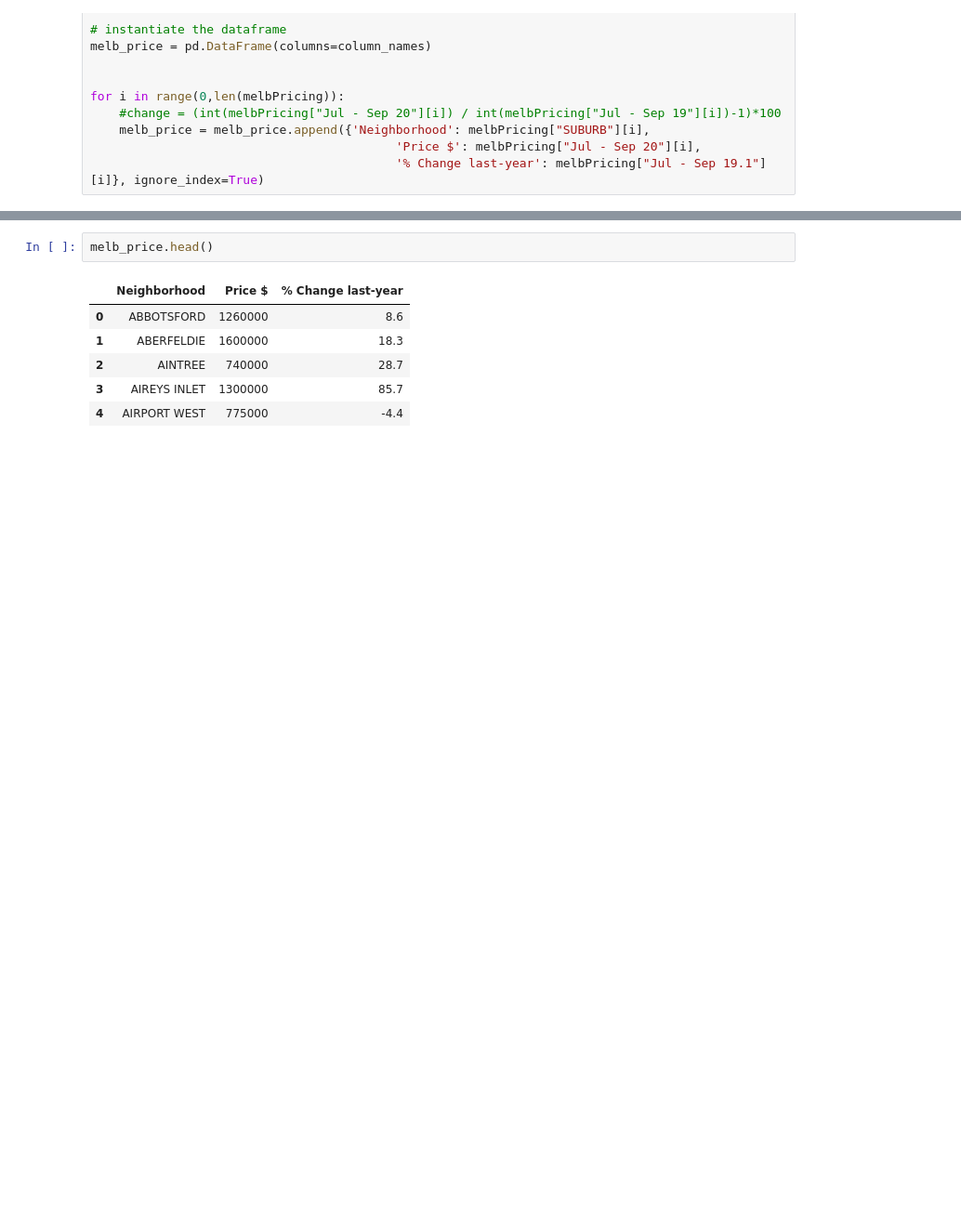
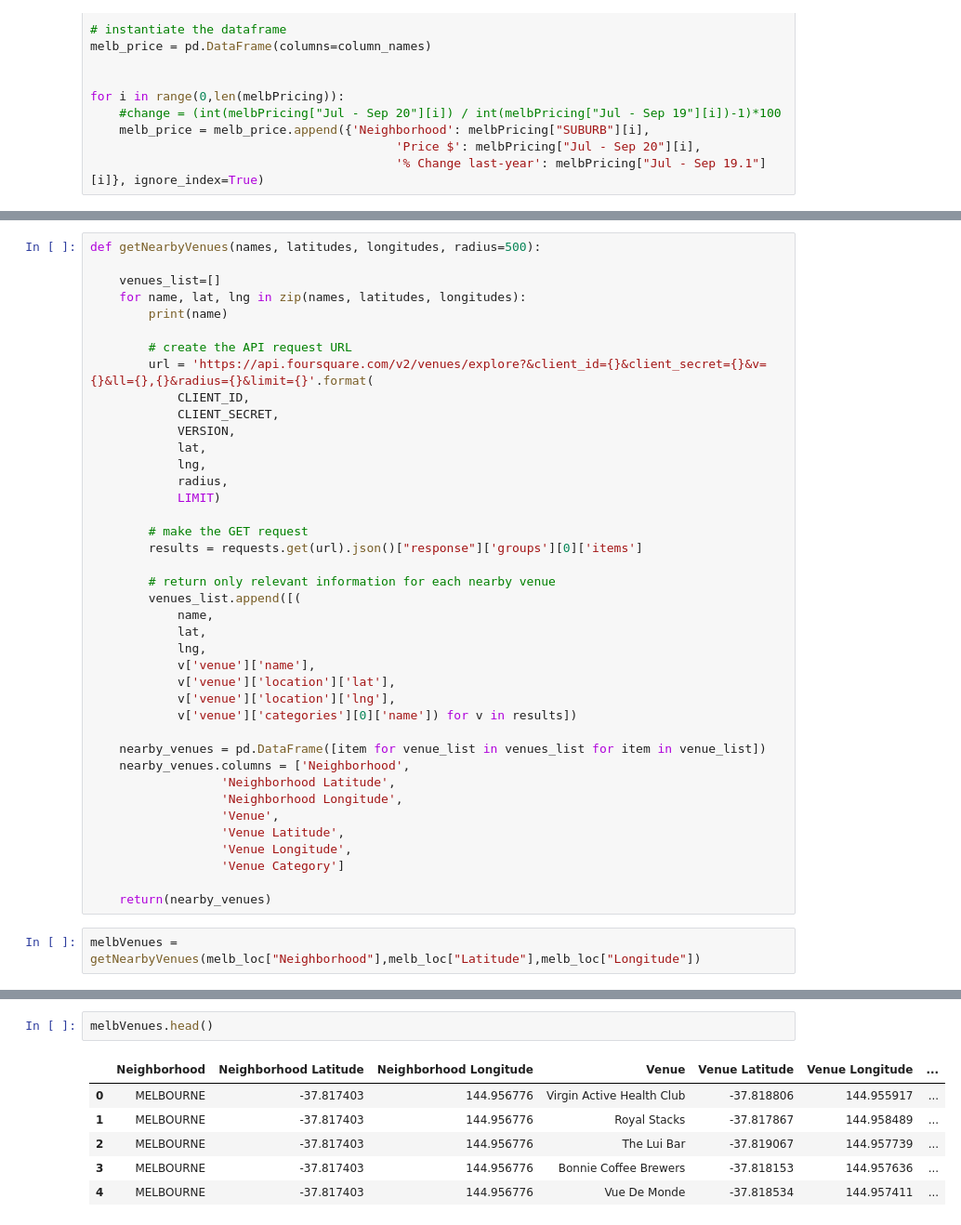
Before and after one commit to Connor-Ecocentric/Coursera_Capstone, a Jupyter notebook: CapstoneFinalNotebook.ipynb, the cells around one changed output, grey strips where cells are left out. Shown at 93% size. Saved outputs shown, nothing was run; the diff lists cells and outputs as text; blank space fills up the shorter version.

```diff
--- a/CapstoneFinalNotebook.ipynb
+++ b/CapstoneFinalNotebook.ipynb
@@ -156,0 +181,42 @@ for i in range(0,len(melbPricing)):
+# %%
+def getNearbyVenues(names, latitudes, longitudes, radius=500):
+
+    venues_list=[]
+    for name, lat, lng in zip(names, latitudes, longitudes):
+        print(name)
+
+        # create the API request URL
+        url = 'https://api.foursquare.com/v2/venues/explore?&client_id={}&client_secret={}&v={}&ll={},{}&radius={}&limit={}'.format(
+            CLIENT_ID,
+            CLIENT_SECRET,
+            VERSION,
+            lat,
+            lng,
+            radius,
+            LIMIT)
+
+        # make the GET request
+        results = requests.get(url).json()["response"]['groups'][0]['items']
+
+        # return only relevant information for each nearby venue
+        venues_list.append([(
+            name,
+            lat,
+            lng,
+            v['venue']['name'],
+            v['venue']['location']['lat'],
+            v['venue']['location']['lng'],
+            v['venue']['categories'][0]['name']) for v in results])
+
+    nearby_venues = pd.DataFrame([item for venue_list in venues_list for item in venue_list])
+    nearby_venues.columns = ['Neighborhood',
+                  'Neighborhood Latitude',
+                  'Neighborhood Longitude',
+                  'Venue',
+                  'Venue Latitude',
+                  'Venue Longitude',
+                  'Venue Category']
+
+    return(nearby_venues)
+# %%
+melbVenues = getNearbyVenues(melb_loc["Neighborhood"],melb_loc["Latitude"],melb_loc["Longitude"])
@@ -157,9 +241,9 @@ for i in range(0,len(melbPricing)):
 # %%
-melb_price.head()
+melbVenues.head()
 # %% [output]
-|  | Neighborhood | Price $ | % Change last-year |
-| 0 | ABBOTSFORD | 1260000 | 8.6 |
-| 1 | ABERFELDIE | 1600000 | 18.3 |
-| 2 | AINTREE | 740000 | 28.7 |
-| 3 | AIREYS INLET | 1300000 | 85.7 |
-| 4 | AIRPORT WEST | 775000 | -4.4 |
+|  | Neighborhood | Neighborhood Latitude | Neighborhood Longitude | Venue | Venue Latitude | Venue Longitude | ... |
+| 0 | MELBOURNE | -37.817403 | 144.956776 | Virgin Active Health Club | -37.818806 | 144.955917 | ... |
+| 1 | MELBOURNE | -37.817403 | 144.956776 | Royal Stacks | -37.817867 | 144.958489 | ... |
+| 2 | MELBOURNE | -37.817403 | 144.956776 | The Lui Bar | -37.819067 | 144.957739 | ... |
+| 3 | MELBOURNE | -37.817403 | 144.956776 | Bonnie Coffee Brewers | -37.818153 | 144.957636 | ... |
+| 4 | MELBOURNE | -37.817403 | 144.956776 | Vue De Monde | -37.818534 | 144.957411 | ... |
```
Also changed, not shown: parts of 25 cells of this notebook, 2 other files.
